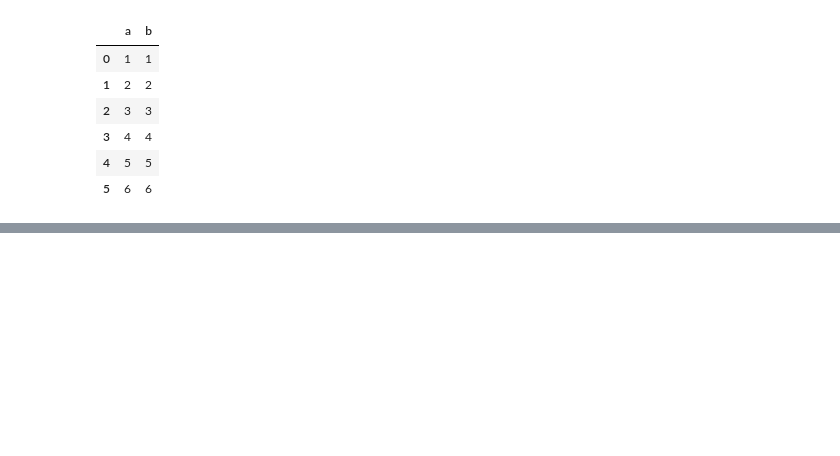
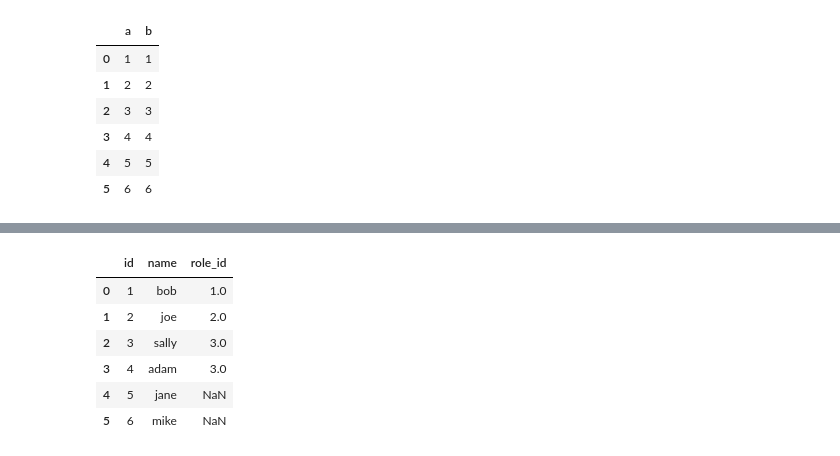
Before and after one commit to RichardAlcabes22/codeup_review, a Jupyter notebook: 3-data_science_libraries/00_pandas_adv_dataframes_lesson.ipynb, the cells around one changed output, grey strips where cells are left out. Saved outputs shown, nothing was run; the diff lists cells and outputs as text; code cells hidden in the pictures; blank space fills up the shorter version.

```diff
--- a/3-data_science_libraries/00_pandas_adv_dataframes_lesson.ipynb
+++ b/3-data_science_libraries/00_pandas_adv_dataframes_lesson.ipynb
@@ -479,0 +500,17 @@ pd.concat([concat_df1, concat_df2], axis=1)
+# %%
+# Create the users DataFrame.
+
+users = pd.DataFrame({
+    'id': [1, 2, 3, 4, 5, 6],
+    'name': ['bob', 'joe', 'sally', 'adam', 'jane', 'mike'],
+    'role_id': [1, 2, 3, 3, np.nan, np.nan]
+})
+users
+# %% [output]
+|  | id | name | role_id |
+| 0 | 1 | bob | 1.0 |
+| 1 | 2 | joe | 2.0 |
+| 2 | 3 | sally | 3.0 |
+| 3 | 4 | adam | 3.0 |
+| 4 | 5 | jane | NaN |
+| 5 | 6 | mike | NaN |
```
Also changed, not shown: parts of 3 cells of this notebook.
